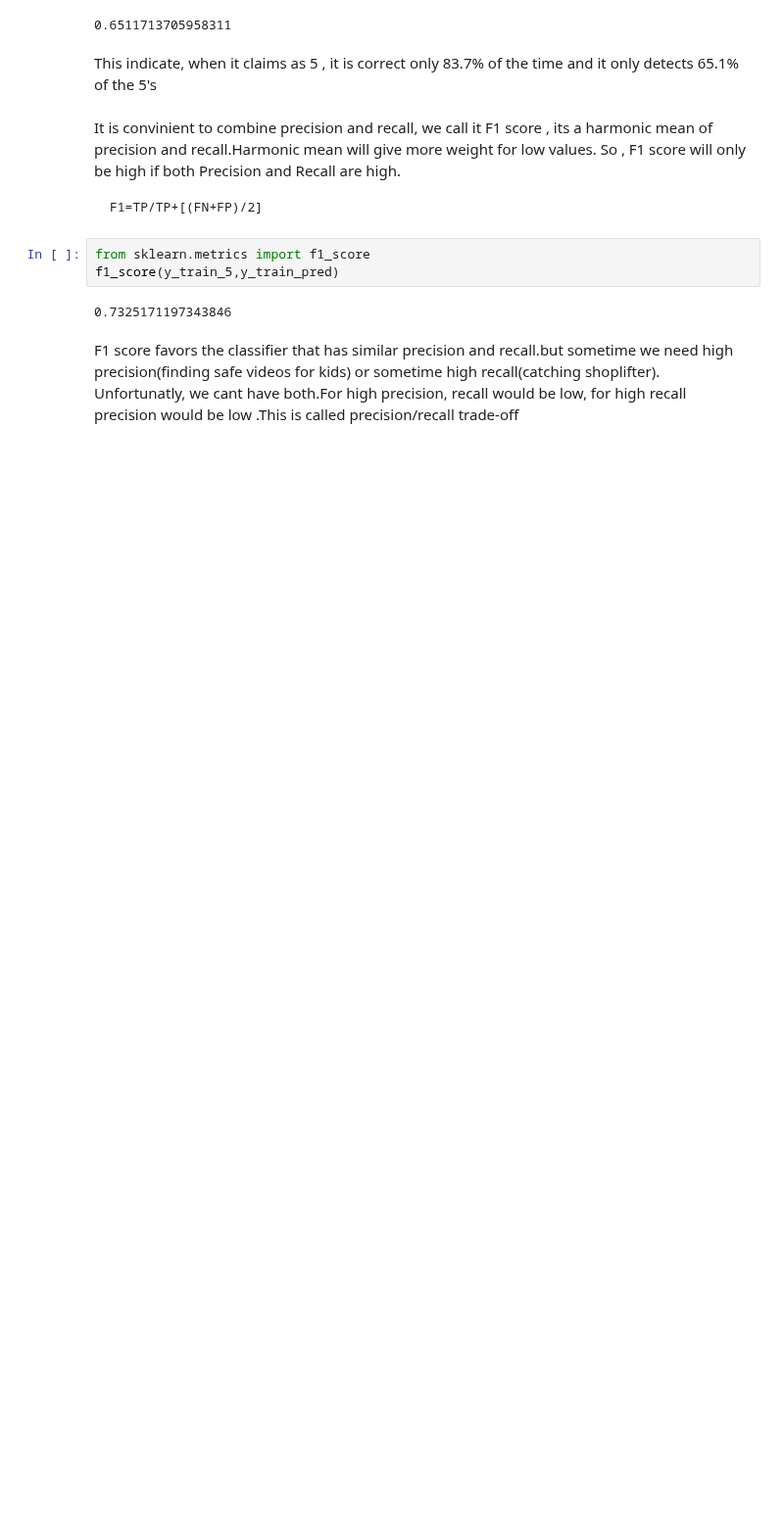
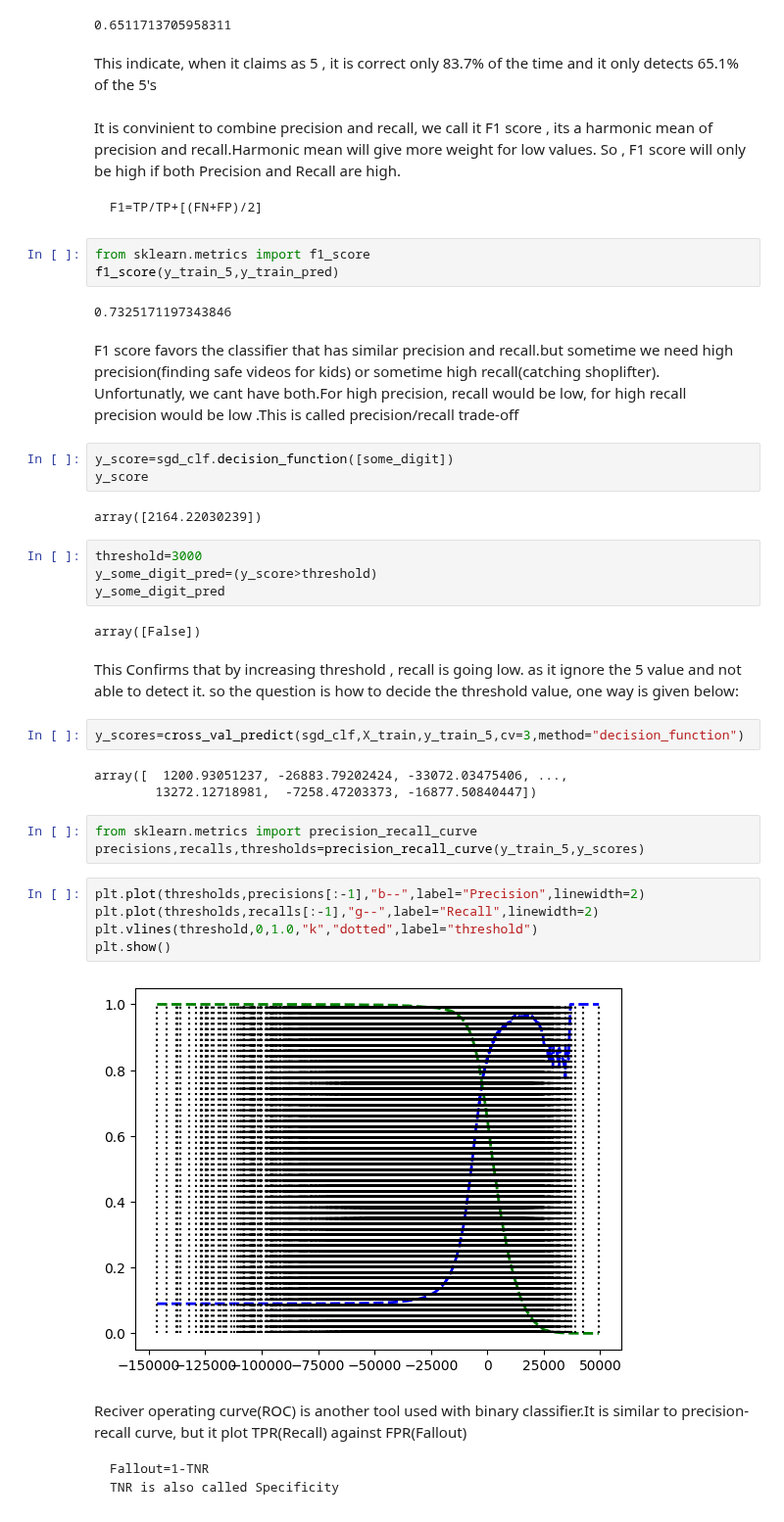
Before and after one commit to usadhana025/Hands_on_ml, a Jupyter notebook: Notebooks/mnist_digit_classification.ipynb, the cells around one changed output. Shown at 98% size. Saved outputs shown, nothing was run; the diff lists cells and outputs as text; blank space fills up the shorter version.

````diff
--- a/Notebooks/mnist_digit_classification.ipynb
+++ b/Notebooks/mnist_digit_classification.ipynb
@@ -121,3 +121,41 @@ f1_score(y_train_5,y_train_pred)
 # %% [markdown]
 F1 score favors the classifier that has similar precision and recall.but sometime we need high precision(finding safe videos for kids) or sometime high recall(catching shoplifter).
 Unfortunatly, we cant have both.For high precision, recall would be low, for high recall precision would be low .This is called precision/recall trade-off
+# %%
+y_score=sgd_clf.decision_function([some_digit])
+y_score
+# %% [output]
+array([2164.22030239])
+# %%
+threshold=3000
+y_some_digit_pred=(y_score>threshold)
+y_some_digit_pred
+# %% [output]
+array([False])
+# %% [markdown]
+This Confirms that by increasing threshold , recall is going low.
+as it ignore the 5 value and not able to detect it.
+so the question is how to decide the threshold value, one way is given below:
+# %%
+y_scores=cross_val_predict(sgd_clf,X_train,y_train_5,cv=3,method="decision_function")
+# %% [output]
+array([  1200.93051237, -26883.79202424, -33072.03475406, ...,
+        13272.12718981,  -7258.47203373, -16877.50840447])
+# %%
+from sklearn.metrics import precision_recall_curve
+precisions,recalls,thresholds=precision_recall_curve(y_train_5,y_scores)
+# %%
+plt.plot(thresholds,precisions[:-1],"b--",label="Precision",linewidth=2)
+plt.plot(thresholds,recalls[:-1],"g--",label="Recall",linewidth=2)
+plt.vlines(threshold,0,1.0,"k","dotted",label="threshold")
+plt.show()
+# %% [output]
+[figure, added]
+# %% [markdown]
+Reciver operating curve(ROC) is another tool used with binary classifier.It is similar to precision-recall curve, but it plot TPR(Recall) against FPR(Fallout)
+
+
+```
+Fallout=1-TNR
+TNR is also called Specificity
+```
````
Also changed, not shown: parts of 3 cells of this notebook.
